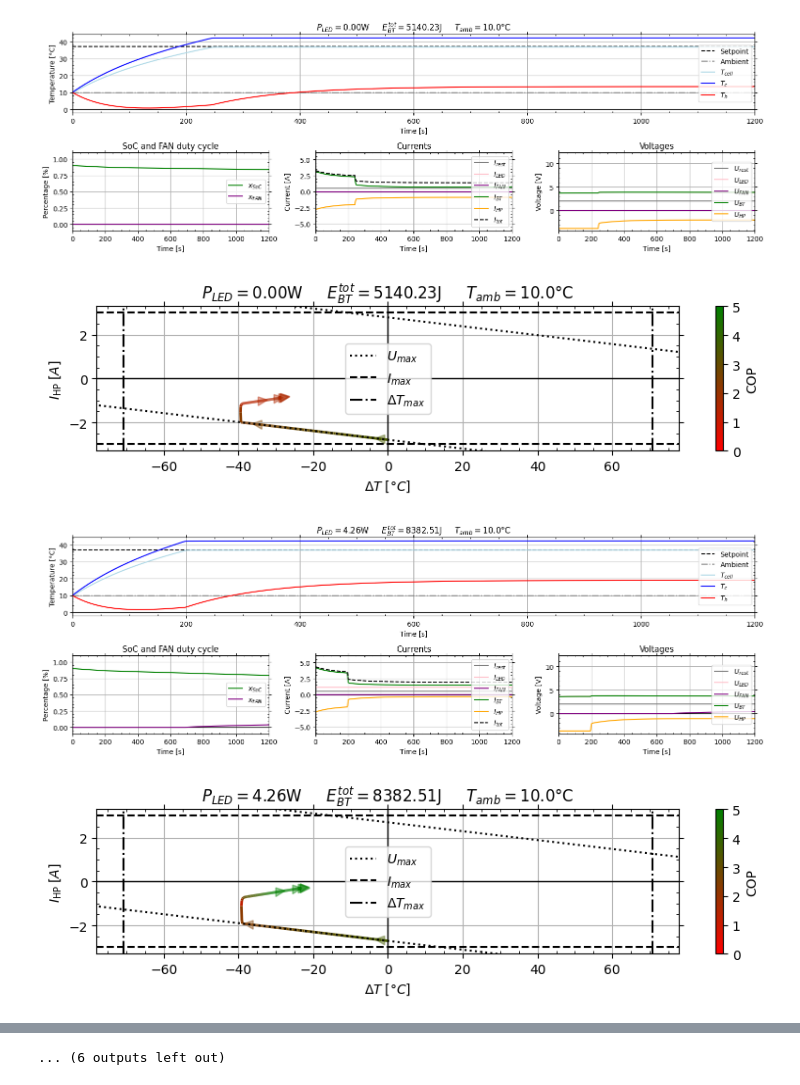
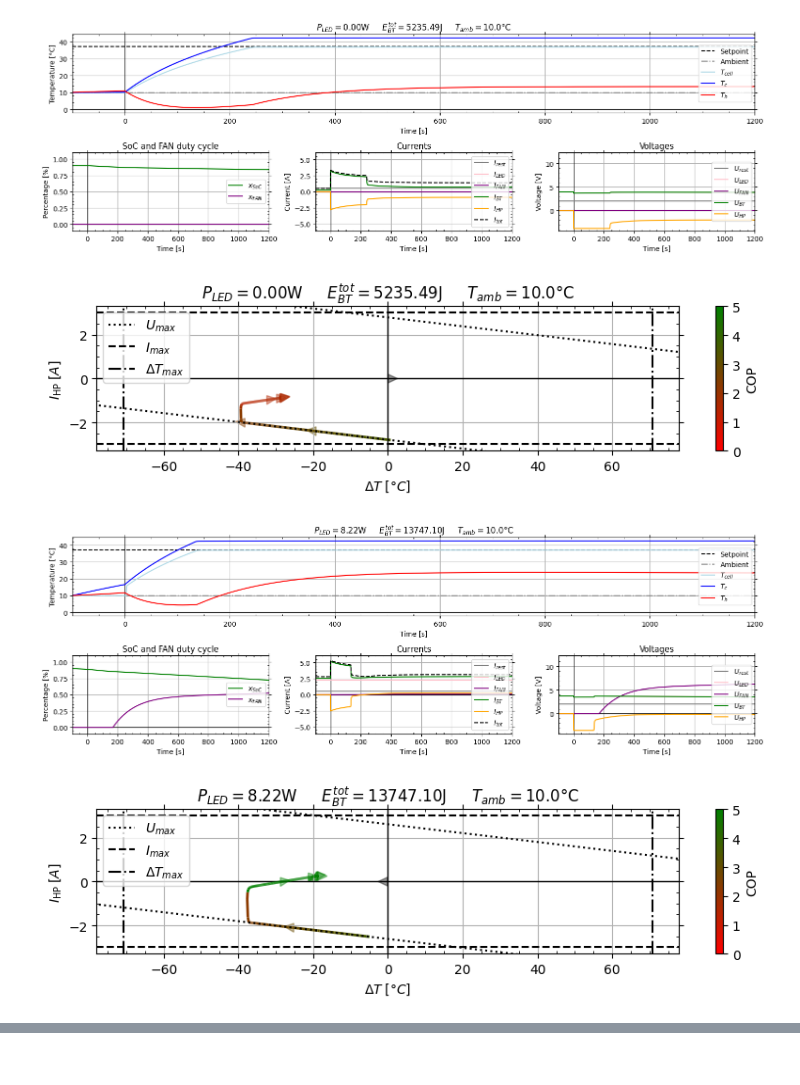
Before and after one commit to Jackmastro/Semester_Project, a Jupyter notebook: notebooks/main_simulation.ipynb, the cells around one changed output, grey strips where cells are left out. Saved outputs shown, nothing was run; the diff lists cells and outputs as text; code cells hidden in the pictures.

Commit message:
initial time (negative time included) condition for COP with P=0 also

```diff
--- a/notebooks/main_simulation.ipynb
+++ b/notebooks/main_simulation.ipynb
@@ -32,7 +32,7 @@ setpoint_T_cell = conv_temp(37.0, 'C', 'K') # K
 
 ### Loop
 ## First iterable variable
-num_traj_1 = 1
+num_traj_1 = 2
 
 ratio_decrease = 5 # decrease power of the LED by 5 times compared to the maximum
 
@@ -101,35 +101,35 @@ for traj_2 in range(num_traj_2):
 
         # Simulation
         sim = Simulation(model=model, controller=lqr_controller, dt=dt_sim, time_span=time_span)
 
         # Run the simulation
-        results = sim.run()
+        results = sim.run(with_initial_time=True)
         results['id_traj_1'] = traj_1
         results['id_traj_2'] = traj_2
         simulation_results.append(results)
 
         # Plot
         P_LED = np.mean(results["U_BT"].to_numpy()) * I_LED * x_LED_tot # W
         title_P_LED = r"$P_{LED} =$" + f"{P_LED:.2f}W"
 
         E_BT_tot = np.trapezoid(results["U_BT"].to_numpy() * results["I_BT"].to_numpy(), results["time"].to_numpy()) # J
         title_E_BT = r"$E_{BT}^{tot} =$" + f"{E_BT_tot:.2f}J"
 
         title_T_amb = r"$T_{amb} =$" + f"{conv_temp(T_amb, 'K', 'C'):.1f}°C"
 
         title = title_P_LED + "     " + title_E_BT + "     " + title_T_amb
 
         titles.append(title_P_LED)
 
         sim.plot_time_results(title)
         sim.plot_current_temperature(title)
 
 # All results
 all_results_df = pd.concat(
     [df.assign(id_traj_1=i) for i, df in enumerate(simulation_results)]
 ).set_index(['id_traj_1', 'id_traj_2', 'time']) # MultiIndex
 # %% [output]
-[figure, old version]
+[figure, new version]
-[figure, old version]
+[figure, new version]
-[figure, old version]
+[figure, new version]
-[figure, old version]
+[figure, new version]
@@ -144,4 +136,3 @@ all_results_df = pd.concat(
-... (6 outputs left out)
 # %%
 colormap = plt.colormaps['cool']
 sim_len = sim.time_steps
```
Also changed, not shown: parts of 2 cells of this notebook, 2 other files.
